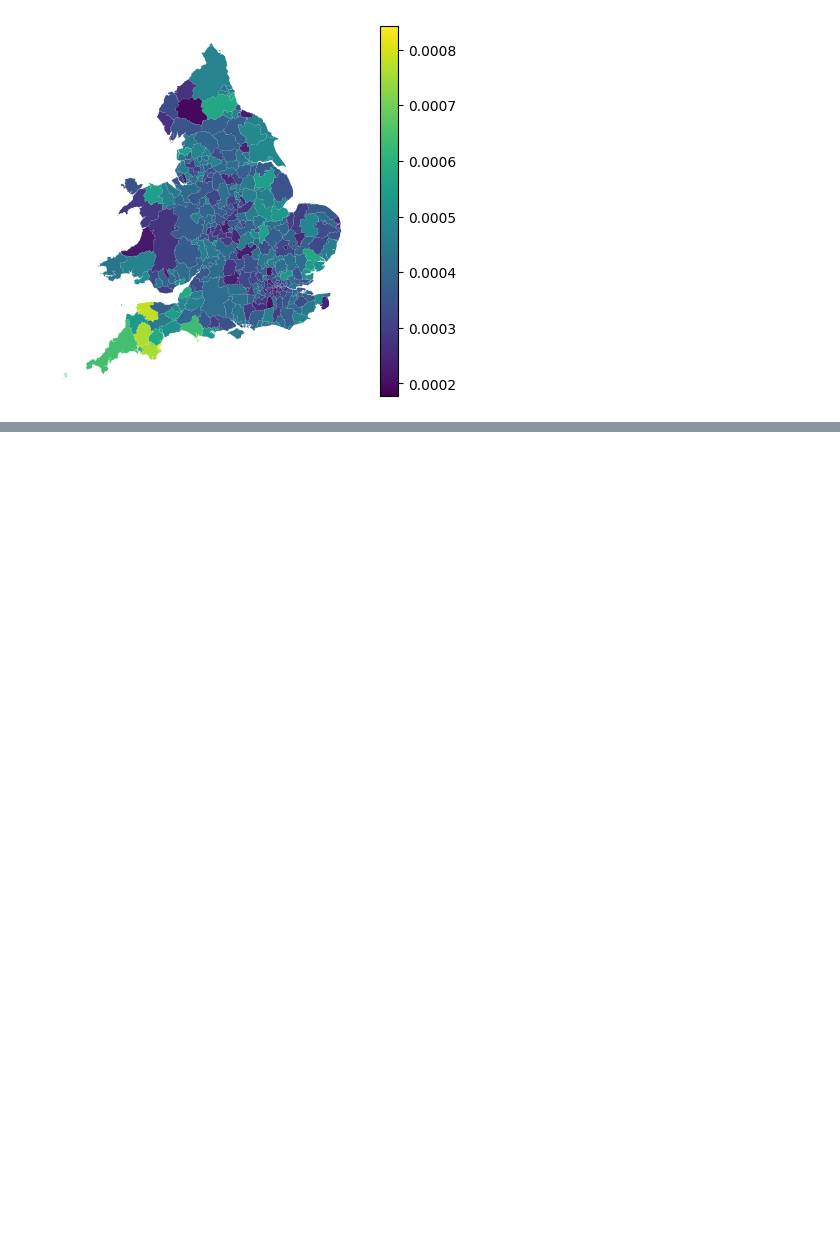
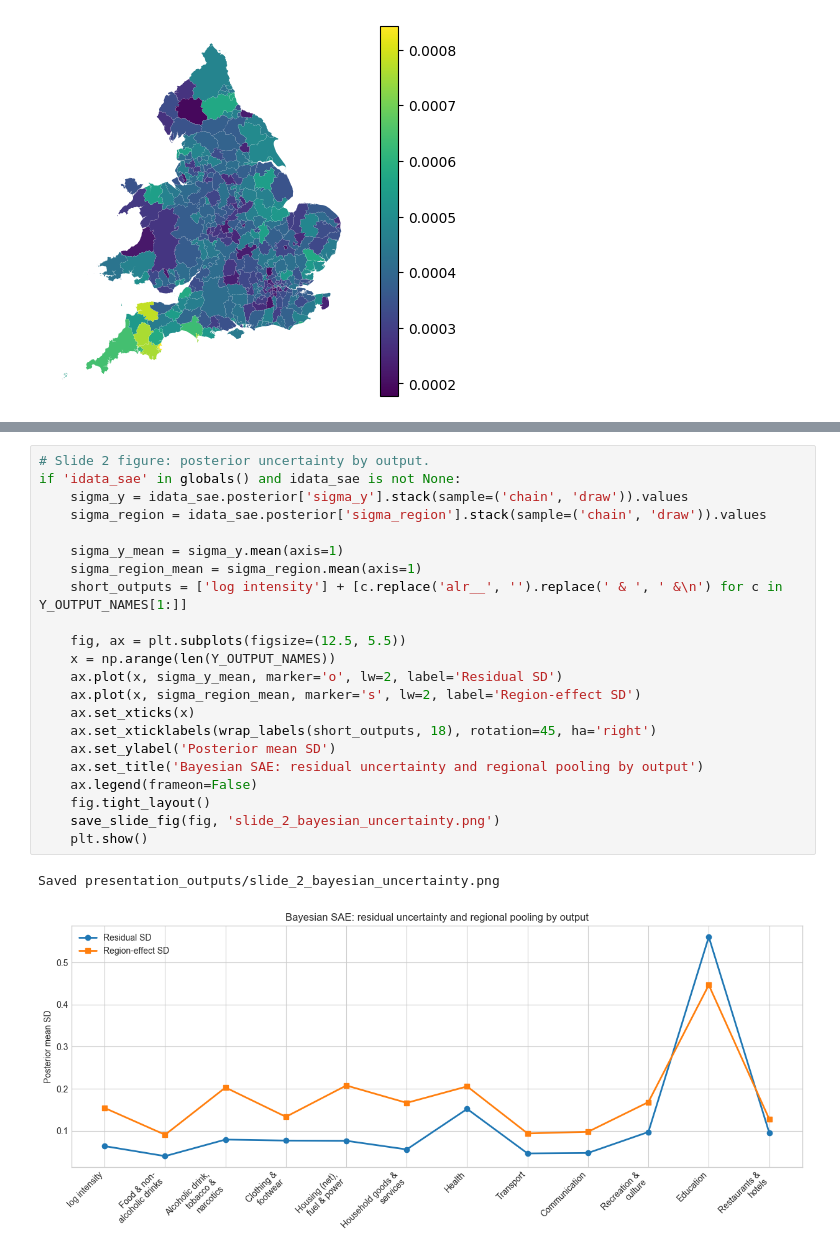
Before and after one commit to DolanDack/datasets, a Jupyter notebook: Causality Example.ipynb, the cells around one changed output, grey strips where cells are left out. Cells and saved outputs as stored; diff of their text form; blank space fills up the shorter version.

```diff
--- a/Causality Example.ipynb
+++ b/Causality Example.ipynb
@@ -254,0 +1687,25 @@ m
+# %%
+# Slide 2 figure: posterior uncertainty by output.
+if 'idata_sae' in globals() and idata_sae is not None:
+    sigma_y = idata_sae.posterior['sigma_y'].stack(sample=('chain', 'draw')).values
+    sigma_region = idata_sae.posterior['sigma_region'].stack(sample=('chain', 'draw')).values
+
+    sigma_y_mean = sigma_y.mean(axis=1)
+    sigma_region_mean = sigma_region.mean(axis=1)
+    short_outputs = ['log intensity'] + [c.replace('alr__', '').replace(' & ', ' &\n') for c in Y_OUTPUT_NAMES[1:]]
+
+    fig, ax = plt.subplots(figsize=(12.5, 5.5))
+    x = np.arange(len(Y_OUTPUT_NAMES))
+    ax.plot(x, sigma_y_mean, marker='o', lw=2, label='Residual SD')
+    ax.plot(x, sigma_region_mean, marker='s', lw=2, label='Region-effect SD')
+    ax.set_xticks(x)
+    ax.set_xticklabels(wrap_labels(short_outputs, 18), rotation=45, ha='right')
+    ax.set_ylabel('Posterior mean SD')
+    ax.set_title('Bayesian SAE: residual uncertainty and regional pooling by output')
+    ax.legend(frameon=False)
+    fig.tight_layout()
+    save_slide_fig(fig, 'slide_2_bayesian_uncertainty.png')
+    plt.show()
+# %% [output]
+Saved presentation_outputs/slide_2_bayesian_uncertainty.png
+[figure, added]
```
Also changed, not shown: parts of 67 cells of this notebook, 20 other files.
